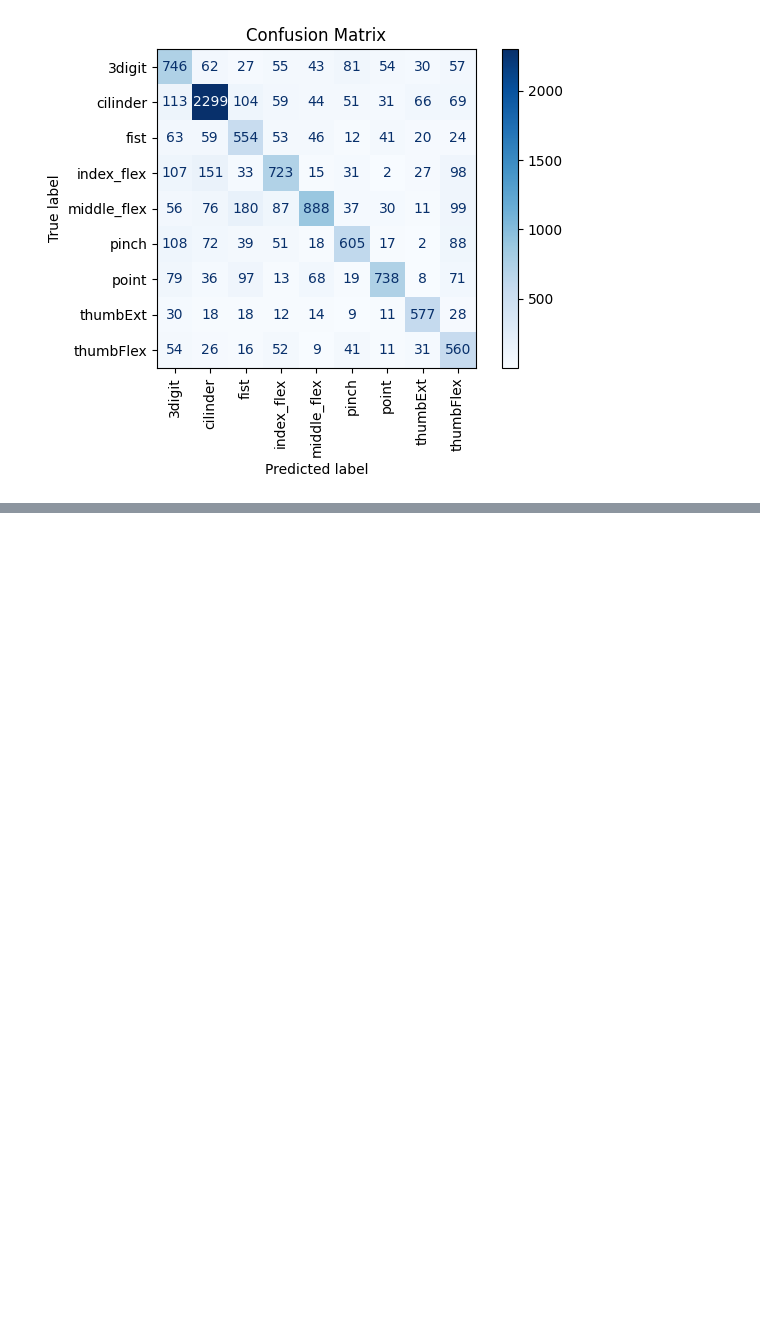
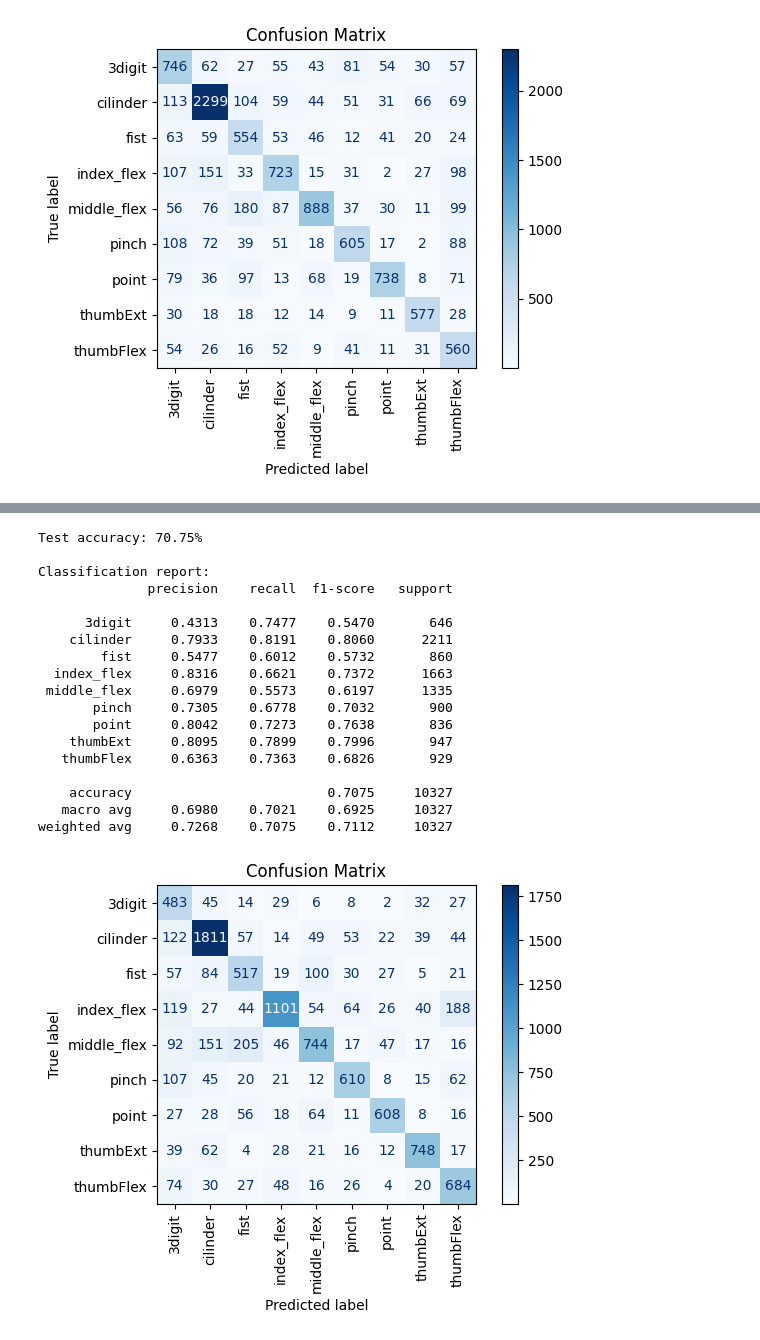
Before and after one commit to ConnorIrvine/Gesture-Recognition, a Jupyter notebook: dataset_cleaning/run_svm.ipynb, the cells around one changed output, grey strips where cells are left out. Saved outputs shown, nothing was run; the diff lists cells and outputs as text; code cells hidden in the pictures; blank space fills up the shorter version.

```diff
--- a/dataset_cleaning/run_svm.ipynb
+++ b/dataset_cleaning/run_svm.ipynb
@@ -705,0 +810,69 @@ weighted avg     0.7033    0.6891    0.6919     11160
+# %%
+# get the test accuracy of the final model
+# set up X, y test / train split
+X_train, X_test, y_train, y_test = train_test_split(dataset['windows_feature'], dataset['movement'], test_size=0.2, random_state=42)
+
+# reshape
+X_train, y_train = reshape_data_windows(X_train, y_train)
+X_test, y_test = reshape_data_windows(X_test, y_test)
+
+# perform pca
+pca = PCA()
+X_train = pca.fit_transform(X_train)[:, :100]
+X_test  = pca.transform(X_test)[:, :100]
+
+# scaling
+scaler  = StandardScaler()
+X_train = scaler.fit_transform(X_train)
+X_test  = scaler.transform(X_test)
+
+clf = SVC(C=best_c, kernel="rbf", gamma=best_g, class_weight="balanced")
+clf.fit(X_train, y_train)
+y_pred = clf.predict(X_test)
+
+acc = accuracy_score(y_test, y_pred)
+print(f"Test accuracy: {acc*100:.2f}%")
+print("\nClassification report:")
+print(classification_report(y_test, y_pred, digits=4))
+
+# Nice confusion matrix plot with labels + colorbar legend
+# after ConfusionMatrixDisplay.from_predictions(...)
+disp = ConfusionMatrixDisplay.from_predictions(
+    y_test,
+    y_pred,
+    display_labels=clf.classes_,
+    cmap="Blues",
+    normalize=None,
+    values_format="d",
+    colorbar=True,
+)
+
+# Rotate the x-axis (bottom) tick labels vertical
+ax = disp.ax_
+plt.setp(ax.get_xticklabels(), rotation=90, ha="center", va="top")
+
+plt.title("Confusion Matrix")
+plt.xlabel("Predicted label")
+plt.ylabel("True label")
+plt.tight_layout()
+plt.show()
+# %% [output]
+Test accuracy: 70.75%
+
+Classification report:
+              precision    recall  f1-score   support
+
+      3digit     0.4313    0.7477    0.5470       646
+    cilinder     0.7933    0.8191    0.8060      2211
+        fist     0.5477    0.6012    0.5732       860
+  index_flex     0.8316    0.6621    0.7372      1663
+ middle_flex     0.6979    0.5573    0.6197      1335
+       pinch     0.7305    0.6778    0.7032       900
+       point     0.8042    0.7273    0.7638       836
+    thumbExt     0.8095    0.7899    0.7996       947
+   thumbFlex     0.6363    0.7363    0.6826       929
+
+    accuracy                         0.7075     10327
+   macro avg     0.6980    0.7021    0.6925     10327
+weighted avg     0.7268    0.7075    0.7112     10327
+[figure, added]
```
Also changed, not shown: parts of 6 cells of this notebook, 2 other files.
